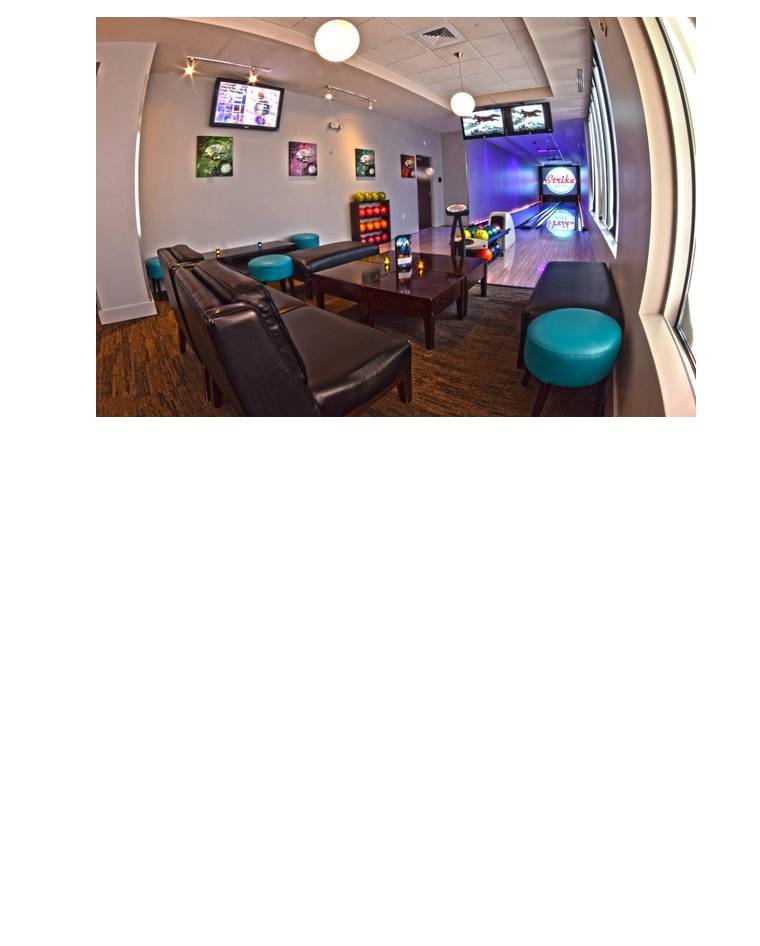
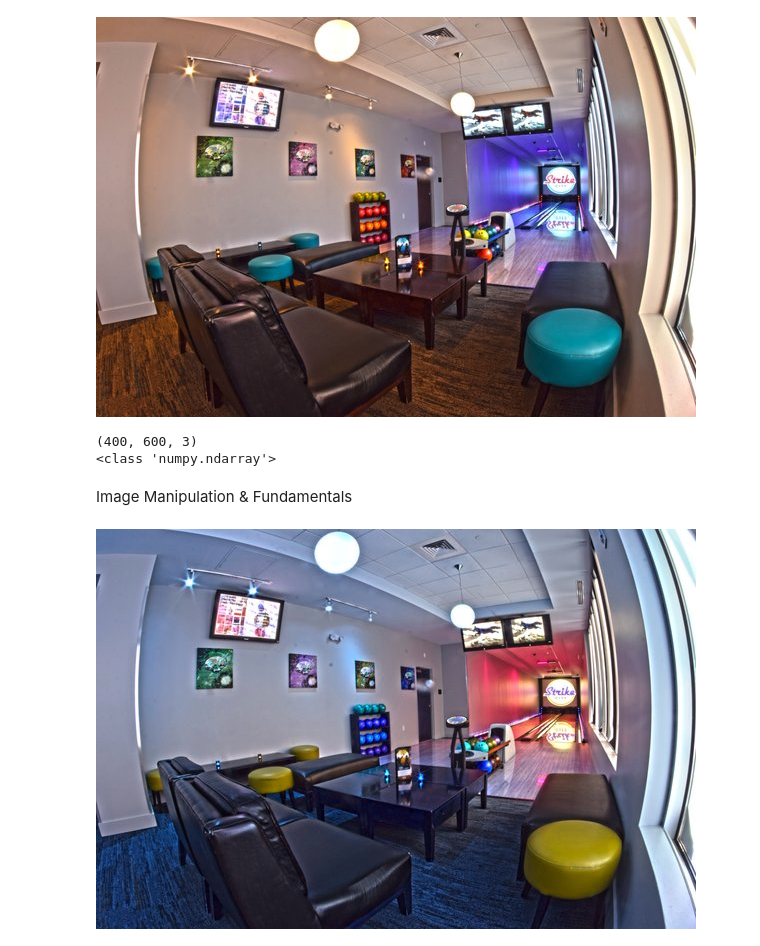
Before and after one commit to sathwikkes/Yelp-Image-Classification, a Jupyter notebook: data_wrangling.ipynb, the cells around one changed output. Drawn from its saved outputs; the diff is of its cells as text; code cells hidden in the pictures; blank space fills up the shorter version.

```diff
--- a/data_wrangling.ipynb
+++ b/data_wrangling.ipynb
@@ -146,3 +154,16 @@ from google.colab.patches import cv2_imshow
 cv2_imshow(img)
 # %% [output]
 [figure]
+# %%
+print(img.shape)
+print(type(img))
+# %% [output]
+(400, 600, 3)
+<class 'numpy.ndarray'>
+# %% [markdown]
+Image Manipulation & Fundamentals
+# %%
+image_rgb = cv2.cvtColor(img, cv2.COLOR_BGR2RGB)
+cv2_imshow(image_rgb)
+# %% [output]
+[figure, added]
```
Also changed, not shown: parts of 24 cells of this notebook.
